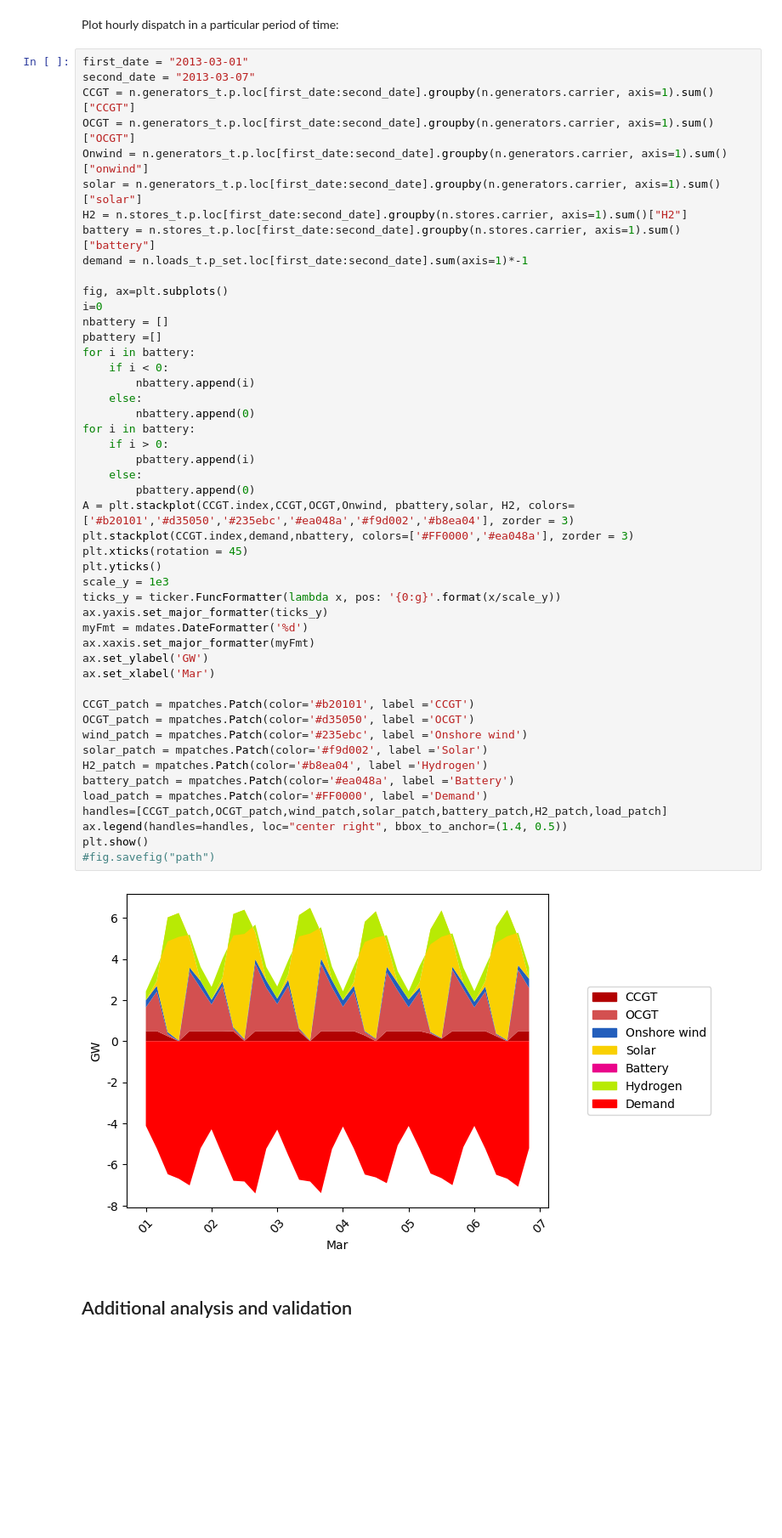
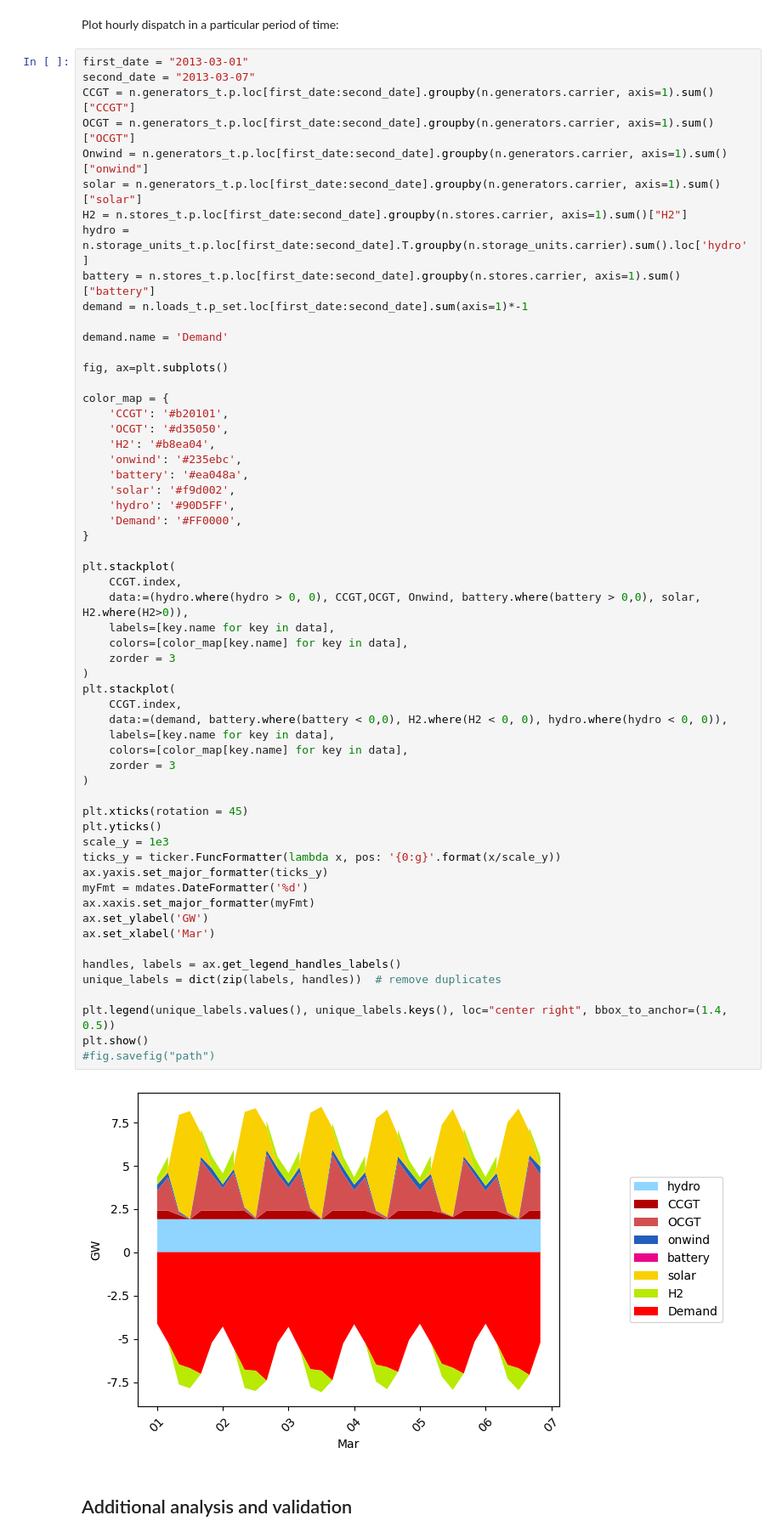
Before and after one commit to mt7180/documentation, a Jupyter notebook: notebooks/sample_network_analysis.ipynb, the cells around one changed output. Shown at 85% size. Saved outputs shown, nothing was run; the diff lists cells and outputs as text; blank space fills up the shorter version.

Commit message:
fix stackplot with hourly dispatch: add hydro storage, seperate H2 grid power feed-in and withdrawal

```diff
--- a/notebooks/sample_network_analysis.ipynb
+++ b/notebooks/sample_network_analysis.ipynb
@@ -341,53 +341,63 @@ Plot hourly dispatch in a particular period of time:
 # %%
 first_date = "2013-03-01"
 second_date = "2013-03-07"
 CCGT = n.generators_t.p.loc[first_date:second_date].groupby(n.generators.carrier, axis=1).sum()["CCGT"]
 OCGT = n.generators_t.p.loc[first_date:second_date].groupby(n.generators.carrier, axis=1).sum()["OCGT"]
 Onwind = n.generators_t.p.loc[first_date:second_date].groupby(n.generators.carrier, axis=1).sum()["onwind"]
 solar = n.generators_t.p.loc[first_date:second_date].groupby(n.generators.carrier, axis=1).sum()["solar"]
 H2 = n.stores_t.p.loc[first_date:second_date].groupby(n.stores.carrier, axis=1).sum()["H2"]
+hydro = n.storage_units_t.p.loc[first_date:second_date].T.groupby(n.storage_units.carrier).sum().loc['hydro']
 battery = n.stores_t.p.loc[first_date:second_date].groupby(n.stores.carrier, axis=1).sum()["battery"]
 demand = n.loads_t.p_set.loc[first_date:second_date].sum(axis=1)*-1
 
+demand.name = 'Demand'
+
 fig, ax=plt.subplots()
-i=0
-nbattery = []
-pbattery =[]
-for i in battery:
-    if i < 0:
-        nbattery.append(i)
-    else:
-        nbattery.append(0)
-for i in battery:
-    if i > 0:
-        pbattery.append(i)
-    else:
-        pbattery.append(0)
-A = plt.stackplot(CCGT.index,CCGT,OCGT,Onwind, pbattery,solar, H2, colors=['#b20101','#d35050','#235ebc','#ea048a','#f9d002','#b8ea04'], zorder = 3)
-plt.stackplot(CCGT.index,demand,nbattery, colors=['#FF0000','#ea048a'], zorder = 3)
+
+color_map = {
+    'CCGT': '#b20101',
+    'OCGT': '#d35050',
+    'H2': '#b8ea04',
+    'onwind': '#235ebc',
+    'battery': '#ea048a',
+    'solar': '#f9d002',
+    'hydro': '#90D5FF',
+    'Demand': '#FF0000',
+}
+
+plt.stackplot(
+    CCGT.index,
+    data:=(hydro.where(hydro > 0, 0), CCGT,OCGT, Onwind, battery.where(battery > 0,0), solar, H2.where(H2>0)),
+    labels=[key.name for key in data],
+    colors=[color_map[key.name] for key in data],
+    zorder = 3
+)
+plt.stackplot(
+    CCGT.index,
+    data:=(demand, battery.where(battery < 0,0), H2.where(H2 < 0, 0), hydro.where(hydro < 0, 0)),
+    labels=[key.name for key in data],
+    colors=[color_map[key.name] for key in data],
+    zorder = 3
+)
+
 plt.xticks(rotation = 45)
 plt.yticks()
 scale_y = 1e3
 ticks_y = ticker.FuncFormatter(lambda x, pos: '{0:g}'.format(x/scale_y))
 ax.yaxis.set_major_formatter(ticks_y)
 myFmt = mdates.DateFormatter('%d')
 ax.xaxis.set_major_formatter(myFmt)
 ax.set_ylabel('GW')
 ax.set_xlabel('Mar')
 
-CCGT_patch = mpatches.Patch(color='#b20101', label ='CCGT')
-OCGT_patch = mpatches.Patch(color='#d35050', label ='OCGT')
-wind_patch = mpatches.Patch(color='#235ebc', label ='Onshore wind')
-solar_patch = mpatches.Patch(color='#f9d002', label ='Solar')
-H2_patch = mpatches.Patch(color='#b8ea04', label ='Hydrogen')
-battery_patch = mpatches.Patch(color='#ea048a', label ='Battery')
-load_patch = mpatches.Patch(color='#FF0000', label ='Demand')
-handles=[CCGT_patch,OCGT_patch,wind_patch,solar_patch,battery_patch,H2_patch,load_patch]
-ax.legend(handles=handles, loc="center right", bbox_to_anchor=(1.4, 0.5))
+handles, labels = ax.get_legend_handles_labels()
+unique_labels = dict(zip(labels, handles))  # remove duplicates
+
+plt.legend(unique_labels.values(), unique_labels.keys(), loc="center right", bbox_to_anchor=(1.4, 0.5))
 plt.show()
 #fig.savefig("path")
 # %% [output]
-[figure, old version]
+[figure, new version]
 # %% [markdown]
 ## Additional analysis and validation
 # %% [markdown]
```
Also changed, not shown: parts of 1 cell of this notebook.
